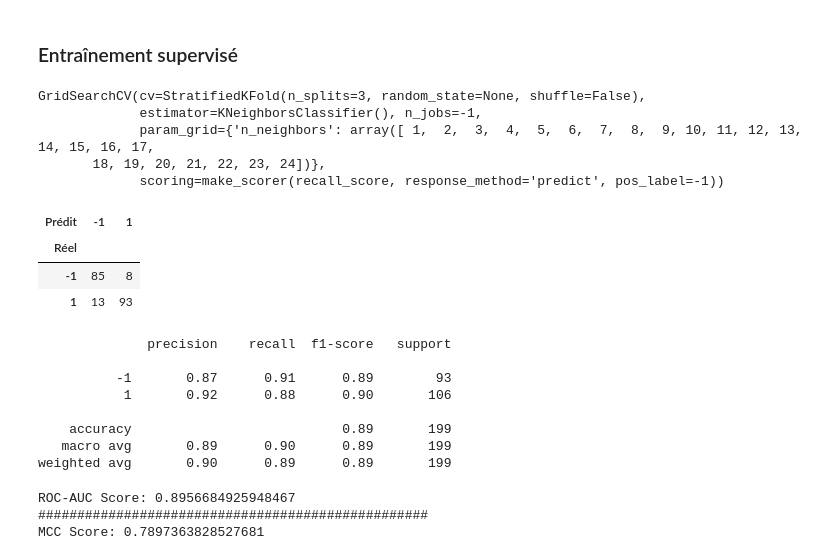
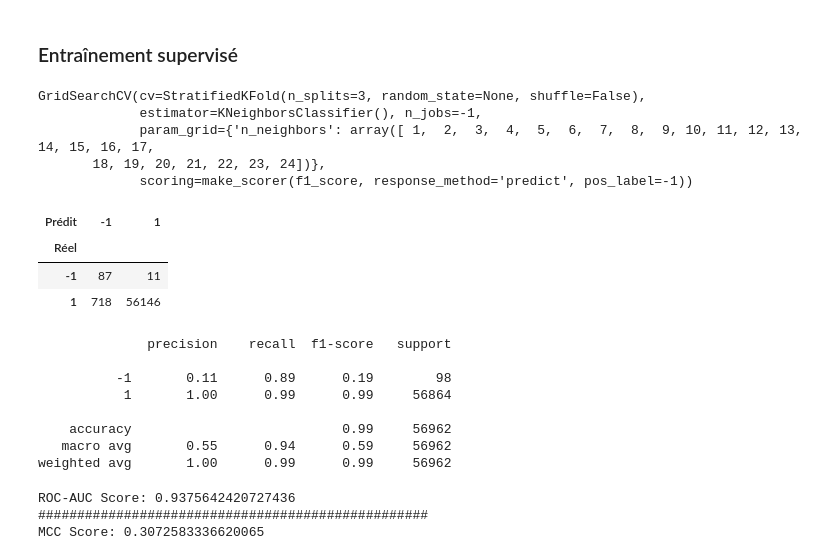
Before and after one commit to Max13500/DS-Machine-Learning, a Jupyter notebook: Detection-anomalies/KNN_creditcard.ipynb, the cells around one changed output. Saved outputs shown, nothing was run; the diff lists cells and outputs as text; code cells hidden in the pictures.

```diff
--- a/Detection-anomalies/KNN_creditcard.ipynb
+++ b/Detection-anomalies/KNN_creditcard.ipynb
@@ -91,19 +91,23 @@ y = df['Class']
 
 from sklearn.model_selection import train_test_split
 X_train,X_test,y_train,y_test = train_test_split(X,y,test_size=0.2,random_state=42)
-# %%
-# NORMALISATION des données
-from sklearn.preprocessing import MinMaxScaler
-scaler = MinMaxScaler(feature_range=(-1,1))
-X_train = scaler.fit_transform(X_train)
-X_test = scaler.transform(X_test)
+# %%
+# REEQUILIBRAGE Inliers / Outliers pour classification supervisée
+y_train_knn = pd.concat([y_train[(y_train==1)][:500],y_train[(y_train==-1)]])
+X_train_knn = X_train.loc[y_train_knn.index]
+# %%
+# NORMALISATION des données
+from sklearn.preprocessing import MinMaxScaler
+scaler = MinMaxScaler(feature_range=(-1,1))
+X_train_knn_norm = scaler.fit_transform(X_train_knn)
+X_test_norm = scaler.transform(X_test)
 # %% [markdown]
 ### Entraînement supervisé
 # %%
 import numpy as np
 from sklearn.neighbors import KNeighborsClassifier
 from sklearn.model_selection import StratifiedKFold,GridSearchCV
-from sklearn.metrics import recall_score,make_scorer
+from sklearn.metrics import f1_score,make_scorer
 
 # Grille de paramétrage
 param_grid = {
@@ -114,47 +118,47 @@ param_grid = {
 skf = StratifiedKFold(n_splits = 3)
 
 # Métrique pour la validation croisée : rappel
-resc = make_scorer(recall_score,pos_label = -1)
+resc = make_scorer(f1_score,pos_label = -1)
 
 # GridSearch
 grid = GridSearchCV(KNeighborsClassifier(),param_grid,scoring=resc,cv=skf,n_jobs=-1)
-grid.fit(X_train,y_train)
+grid.fit(X_train_knn_norm,y_train_knn)
 # %% [output]
 GridSearchCV(cv=StratifiedKFold(n_splits=3, random_state=None, shuffle=False),
              estimator=KNeighborsClassifier(), n_jobs=-1,
              param_grid={'n_neighbors': array([ 1,  2,  3,  4,  5,  6,  7,  8,  9, 10, 11, 12, 13, 14, 15, 16, 17,
        18, 19, 20, 21, 22, 23, 24])},
-             scoring=make_scorer(recall_score, response_method='predict', pos_label=-1))
+             scoring=make_scorer(f1_score, response_method='predict', pos_label=-1))
 # %%
 # Prédiction sur le jeu de test
 best_estim = grid.best_estimator_
-y_pred = best_estim.predict(X_test)
+y_pred = best_estim.predict(X_test_norm)
 
 # Matrice de confusion
 pd.crosstab(y_test,y_pred,rownames=['Réel'],colnames=["Prédit"])
 # %% [output]
 | Prédit | -1 | 1 |
 | Réel |  |  |
-| -1 | 85 | 8 |
-| 1 | 13 | 93 |
+| -1 | 87 | 11 |
+| 1 | 718 | 56146 |
 # %%
 from sklearn.metrics import classification_report
 print (classification_report(y_test,y_pred))
 # %% [output]
               precision    recall  f1-score   support
 
-          -1       0.87      0.91      0.89        93
-           1       0.92      0.88      0.90       106
+          -1       0.11      0.89      0.19        98
+           1       1.00      0.99      0.99     56864
 
-    accuracy                           0.89       199
-   macro avg       0.89      0.90      0.89       199
-weighted avg       0.90      0.89      0.89       199
+    accuracy                           0.99     56962
+   macro avg       0.55      0.94      0.59     56962
+weighted avg       1.00      0.99      0.99     56962
 # %%
 from sklearn.metrics import roc_auc_score, matthews_corrcoef
 print("ROC-AUC Score:", roc_auc_score(y_test, y_pred))
 print("#"*50)
 print("MCC Score:", matthews_corrcoef(y_test, y_pred))
 # %% [output]
-ROC-AUC Score: 0.8956684925948467
+ROC-AUC Score: 0.9375642420727436
 ##################################################
-MCC Score: 0.7897363828527681
+MCC Score: 0.3072583336620065
```
Also changed, not shown: parts of 1 cell of this notebook, 1 other file.
